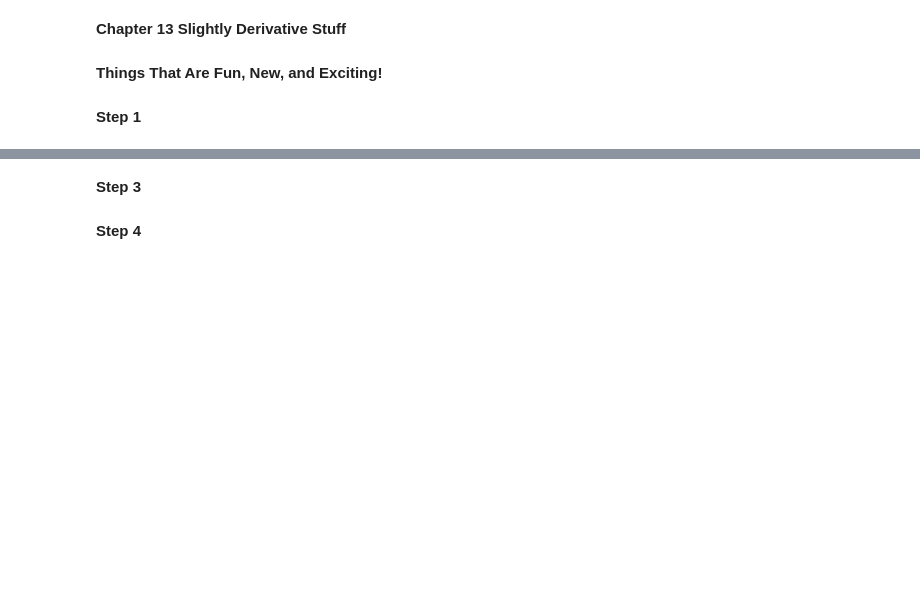
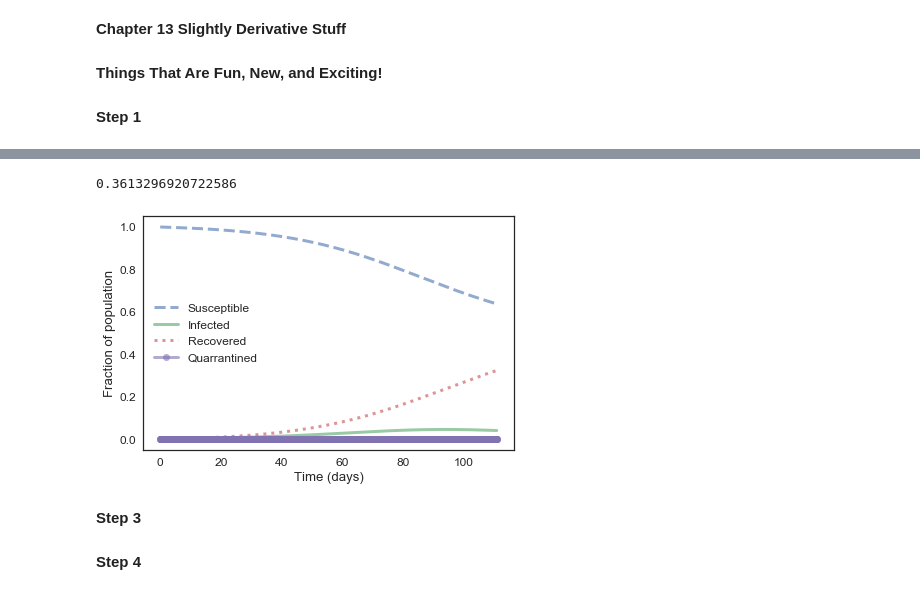
Before and after one commit to SkyeOzga/ModSimPy-Projects, a Jupyter notebook: HappinessQuarantine.ipynb, the cells around one changed output, grey strips where cells are left out. Cells and saved outputs as stored; diff of their text form; code cells hidden in the pictures; blank space fills up the shorter version.

```diff
--- a/HappinessQuarantine.ipynb
+++ b/HappinessQuarantine.ipynb
@@ -216,0 +232,14 @@ calc_total_infected(results)
+# %%
+def make_system_Q(alpha, beta, gamma, delta):
+    """Make a system object for the SIR model.
+
+    beta: contact rate in days
+    gamma: recovery rate in days
+
+    returns: System object
+    """
+    init = State(S=pop-1, I=1, R=0, Q=0)
+    init /= np.sum(init)
+
+    return System(init=init, t_0=T_0, t_end=T_END,
+                  alpha=alpha, beta=beta, gamma=gamma, delta=delta)
@@ -217,3 +266,34 @@ calc_total_infected(results)
+# %%
+def plot_SIRQ(frame):
+    """Plot the results of a SIR model.
+
+    S: TimeSeries
+    I: TimeSeries
+    R: TimeSeries
+    Q: TimeSeries
+    """
+
+
+    plot(frame.S, '--', label='Susceptible')
+    plot(frame.I, '-', label='Infected')
+    plot(frame.R, ':', label='Recovered')
+    plot(frame.Q, '-o', label='Quarrantined')
+    decorate(xlabel='Time (days)',
+             ylabel='Fraction of population')
+# %%
+sirq = make_system_Q(alpha, beta, gamma, delta)
+results, details = run_ode_solver(sirq,
+                                  slope_SIRQ,
+                                  t_eval = linrange(system.t_0, system.t_end, dt)
+                                 )
+
+plot_SIRQ(results)
+results.head
+#details
+calc_total_infected(results)
+# %% [output]
+0.3613296920722586
+[figure, added]
 # %% [markdown]
 **Step 3**
 # %%
```
Also changed, not shown: parts of 9 cells of this notebook.
